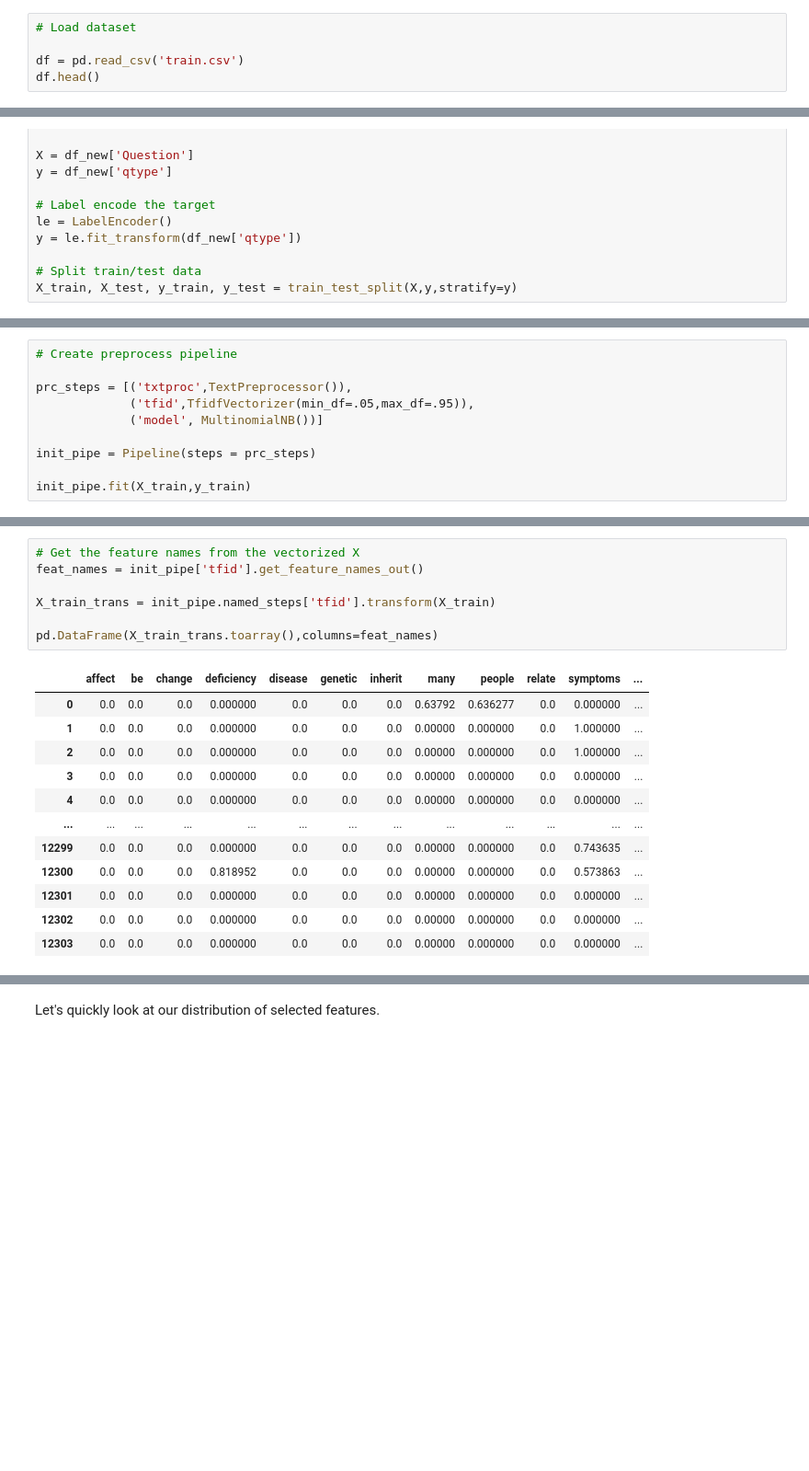
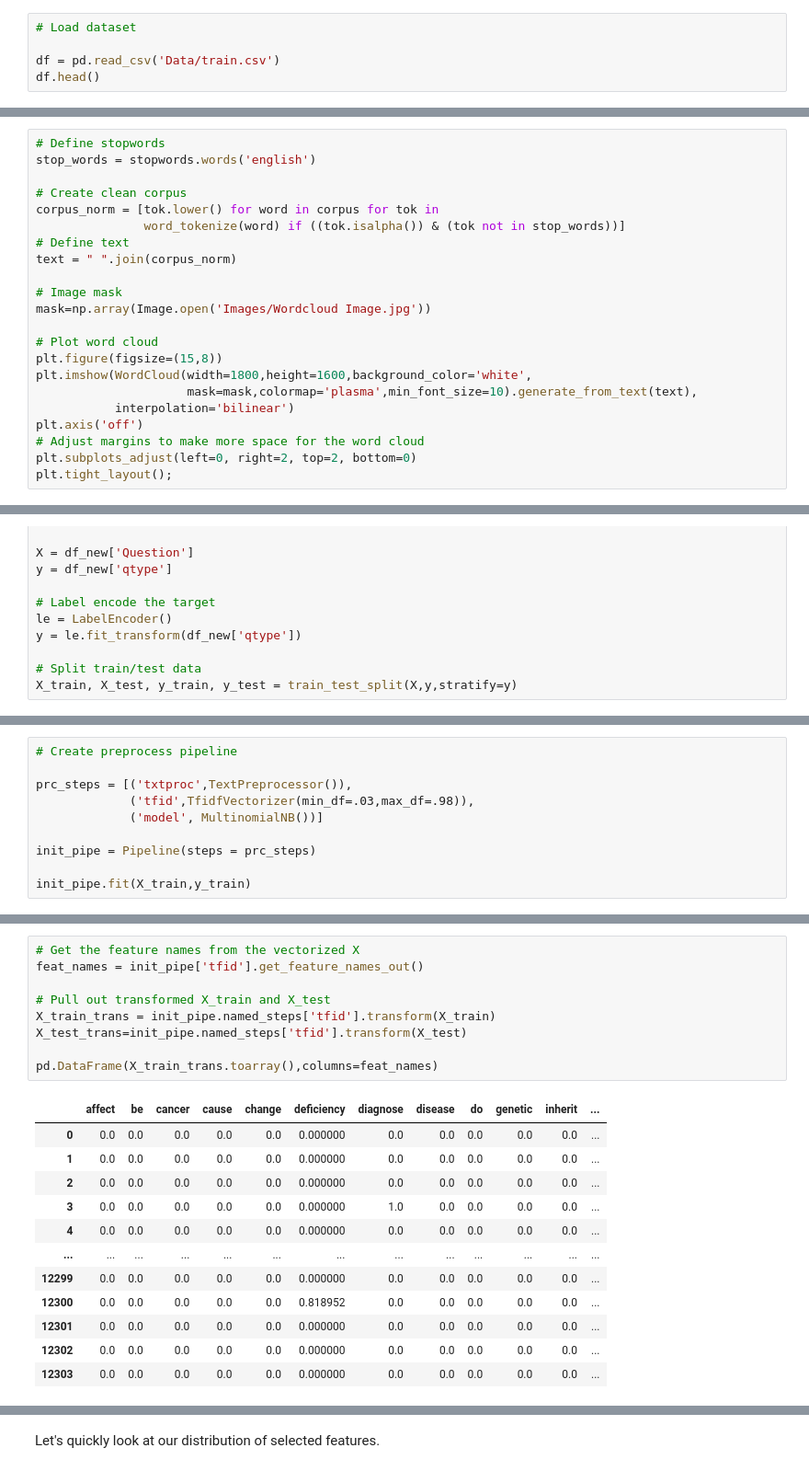
Before and after one commit to erankova/Medical_Question_NLP, a Jupyter notebook: Medical Q&A.ipynb, the cells around one changed output, grey strips where cells are left out. Shown at 92% size. Saved outputs shown, nothing was run; the diff lists cells and outputs as text; blank space fills up the shorter version.

```diff
--- a/Medical Q&A.ipynb
+++ b/Medical Q&A.ipynb
@@ -39,7 +59,7 @@ Our target will the be `qtype` or question type and we will try to match the `Qu
 # %%
 # Load dataset
 
-df = pd.read_csv('train.csv')
+df = pd.read_csv('Data/train.csv')
 df.head()
 # %% [output]
 |  | qtype | Question | Answer |
@@ -134,0 +180,22 @@ plt.xticks(rotation=90);
+# %%
+# Define stopwords
+stop_words = stopwords.words('english')
+
+# Create clean corpus
+corpus_norm = [tok.lower() for word in corpus for tok in
+               word_tokenize(word) if ((tok.isalpha()) & (tok not in stop_words))]
+# Define text
+text = " ".join(corpus_norm)
+
+# Image mask
+mask=np.array(Image.open('Images/Wordcloud Image.jpg'))
+
+# Plot word cloud
+plt.figure(figsize=(15,8))
+plt.imshow(WordCloud(width=1800,height=1600,background_color='white',
+                     mask=mask,colormap='plasma',min_font_size=10).generate_from_text(text),
+           interpolation='bilinear')
+plt.axis('off')
+# Adjust margins to make more space for the word cloud
+plt.subplots_adjust(left=0, right=2, top=2, bottom=0)
+plt.tight_layout();
@@ -214,7 +291,7 @@ As our base model, we will try a `MultinomialNB` model as it is great for text c
 # Create preprocess pipeline
 
 prc_steps = [('txtproc',TextPreprocessor()),
-             ('tfid',TfidfVectorizer(min_df=.05,max_df=.95)),
+             ('tfid',TfidfVectorizer(min_df=.03,max_df=.98)),
              ('model', MultinomialNB())]
 
 init_pipe = Pipeline(steps = prc_steps)
@@ -227,20 +306,22 @@ Pipeline(steps=[('txtproc', TextPreprocessor()),
 # %%
 # Get the feature names from the vectorized X
 feat_names = init_pipe['tfid'].get_feature_names_out()
 
+# Pull out transformed X_train and X_test
 X_train_trans = init_pipe.named_steps['tfid'].transform(X_train)
+X_test_trans=init_pipe.named_steps['tfid'].transform(X_test)
 
 pd.DataFrame(X_train_trans.toarray(),columns=feat_names)
 # %% [output]
-|  | affect | be | change | deficiency | disease | genetic | inherit | many | people | relate | symptoms | ... |
-| 0 | 0.0 | 0.0 | 0.0 | 0.000000 | 0.0 | 0.0 | 0.0 | 0.63792 | 0.636277 | 0.0 | 0.000000 | ... |
-| 1 | 0.0 | 0.0 | 0.0 | 0.000000 | 0.0 | 0.0 | 0.0 | 0.00000 | 0.000000 | 0.0 | 1.000000 | ... |
-| 2 | 0.0 | 0.0 | 0.0 | 0.000000 | 0.0 | 0.0 | 0.0 | 0.00000 | 0.000000 | 0.0 | 1.000000 | ... |
-| 3 | 0.0 | 0.0 | 0.0 | 0.000000 | 0.0 | 0.0 | 0.0 | 0.00000 | 0.000000 | 0.0 | 0.000000 | ... |
-| 4 | 0.0 | 0.0 | 0.0 | 0.000000 | 0.0 | 0.0 | 0.0 | 0.00000 | 0.000000 | 0.0 | 0.000000 | ... |
+|  | affect | be | cancer | cause | change | deficiency | diagnose | disease | do | genetic | inherit | ... |
+| 0 | 0.0 | 0.0 | 0.0 | 0.0 | 0.0 | 0.000000 | 0.0 | 0.0 | 0.0 | 0.0 | 0.0 | ... |
+| 1 | 0.0 | 0.0 | 0.0 | 0.0 | 0.0 | 0.000000 | 0.0 | 0.0 | 0.0 | 0.0 | 0.0 | ... |
+| 2 | 0.0 | 0.0 | 0.0 | 0.0 | 0.0 | 0.000000 | 0.0 | 0.0 | 0.0 | 0.0 | 0.0 | ... |
+| 3 | 0.0 | 0.0 | 0.0 | 0.0 | 0.0 | 0.000000 | 1.0 | 0.0 | 0.0 | 0.0 | 0.0 | ... |
+| 4 | 0.0 | 0.0 | 0.0 | 0.0 | 0.0 | 0.000000 | 0.0 | 0.0 | 0.0 | 0.0 | 0.0 | ... |
 | ... | ... | ... | ... | ... | ... | ... | ... | ... | ... | ... | ... | ... |
-| 12299 | 0.0 | 0.0 | 0.0 | 0.000000 | 0.0 | 0.0 | 0.0 | 0.00000 | 0.000000 | 0.0 | 0.743635 | ... |
-| 12300 | 0.0 | 0.0 | 0.0 | 0.818952 | 0.0 | 0.0 | 0.0 | 0.00000 | 0.000000 | 0.0 | 0.573863 | ... |
-| 12301 | 0.0 | 0.0 | 0.0 | 0.000000 | 0.0 | 0.0 | 0.0 | 0.00000 | 0.000000 | 0.0 | 0.000000 | ... |
-| 12302 | 0.0 | 0.0 | 0.0 | 0.000000 | 0.0 | 0.0 | 0.0 | 0.00000 | 0.000000 | 0.0 | 0.000000 | ... |
-| 12303 | 0.0 | 0.0 | 0.0 | 0.000000 | 0.0 | 0.0 | 0.0 | 0.00000 | 0.000000 | 0.0 | 0.000000 | ... |
+| 12299 | 0.0 | 0.0 | 0.0 | 0.0 | 0.0 | 0.000000 | 0.0 | 0.0 | 0.0 | 0.0 | 0.0 | ... |
+| 12300 | 0.0 | 0.0 | 0.0 | 0.0 | 0.0 | 0.818952 | 0.0 | 0.0 | 0.0 | 0.0 | 0.0 | ... |
+| 12301 | 0.0 | 0.0 | 0.0 | 0.0 | 0.0 | 0.000000 | 0.0 | 0.0 | 0.0 | 0.0 | 0.0 | ... |
+| 12302 | 0.0 | 0.0 | 0.0 | 0.0 | 0.0 | 0.000000 | 0.0 | 0.0 | 0.0 | 0.0 | 0.0 | ... |
+| 12303 | 0.0 | 0.0 | 0.0 | 0.0 | 0.0 | 0.000000 | 0.0 | 0.0 | 0.0 | 0.0 | 0.0 | ... |
```
Also changed, not shown: parts of 64 cells of this notebook, 21 other files.
